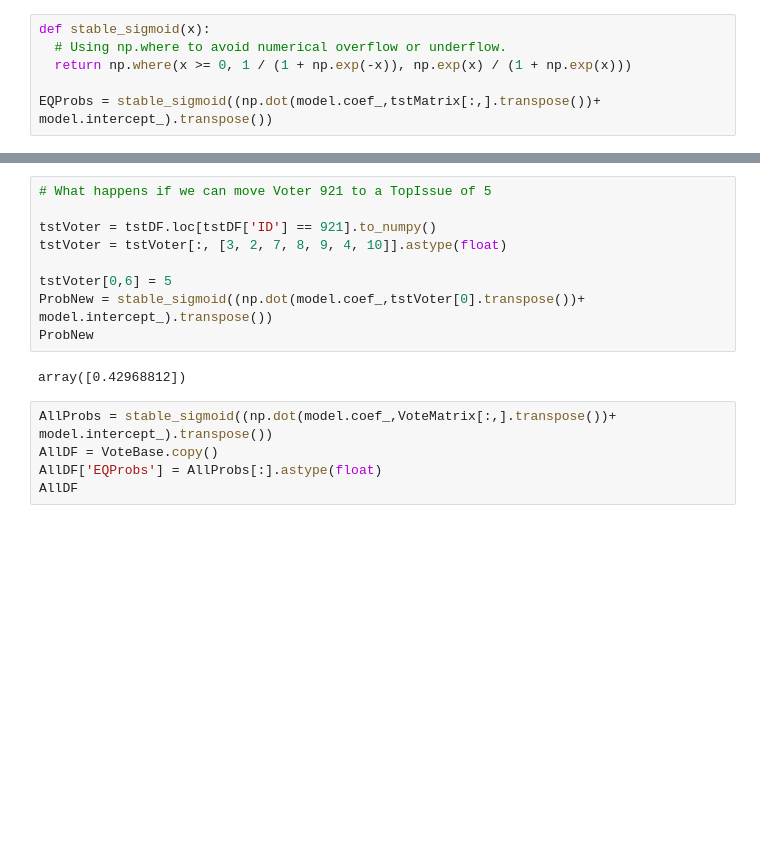
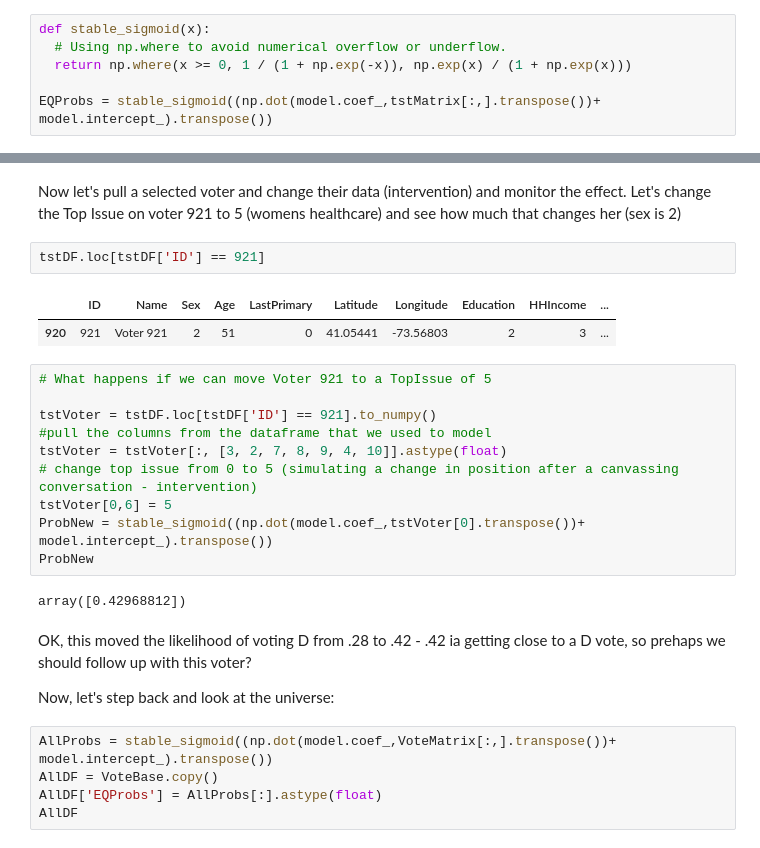
Before and after one commit to ellenwterry/PoliticalAnalysis, a Jupyter notebook: Reg_NE_and_LogReg.ipynb, the cells around one changed output, grey strips where cells are left out. Drawn from its saved outputs; the diff is of its cells as text; blank space fills up the shorter version.

```diff
--- a/Reg_NE_and_LogReg.ipynb
+++ b/Reg_NE_and_LogReg.ipynb
@@ -154,14 +162,26 @@ tstDF
+# %% [markdown]
+Now let's pull a selected voter and change their data (intervention) and monitor the effect. Let's change the Top Issue on voter 921 to 5 (womens healthcare) and see how much that changes her (sex is 2)
+# %%
+tstDF.loc[tstDF['ID'] == 921]
+# %% [output]
+|  | ID | Name | Sex | Age | LastPrimary | Latitude | Longitude | Education | HHIncome | ... |
+| 920 | 921 | Voter 921 | 2 | 51 | 0 | 41.05441 | -73.56803 | 2 | 3 | ... |
 # %%
 # What happens if we can move Voter 921 to a TopIssue of 5
 
 tstVoter = tstDF.loc[tstDF['ID'] == 921].to_numpy()
+#pull the columns from the dataframe that we used to model
 tstVoter = tstVoter[:, [3, 2, 7, 8, 9, 4, 10]].astype(float)
-
+# change top issue from 0 to 5 (simulating a change in position after a canvassing conversation - intervention)
 tstVoter[0,6] = 5
 ProbNew = stable_sigmoid((np.dot(model.coef_,tstVoter[0].transpose())+ model.intercept_).transpose())
 ProbNew
 # %% [output]
 array([0.42968812])
+# %% [markdown]
+OK, this moved the likelihood of voting D from .28 to .42 - .42 ia getting close to a D vote, so prehaps we should follow up with this voter?
+
+Now, let's step back and look at the universe:
 # %%
 AllProbs = stable_sigmoid((np.dot(model.coef_,VoteMatrix[:,].transpose())+ model.intercept_).transpose())
 AllDF = VoteBase.copy()
```
Also changed, not shown: parts of 12 cells of this notebook.
